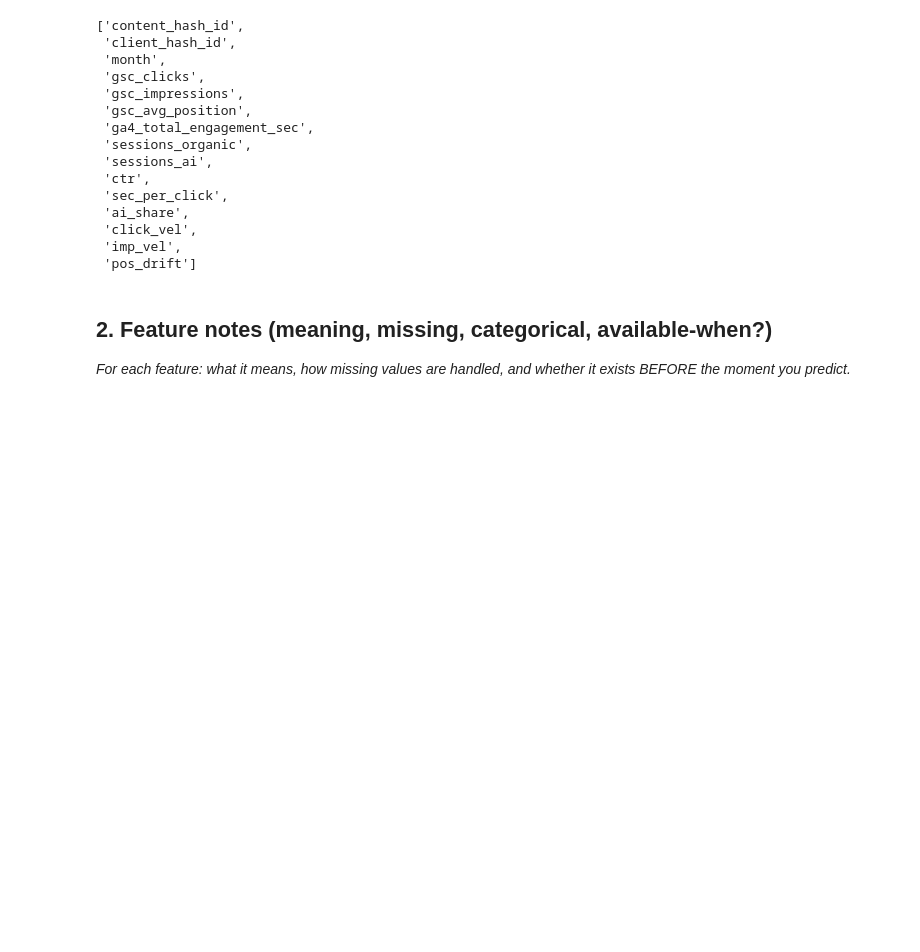
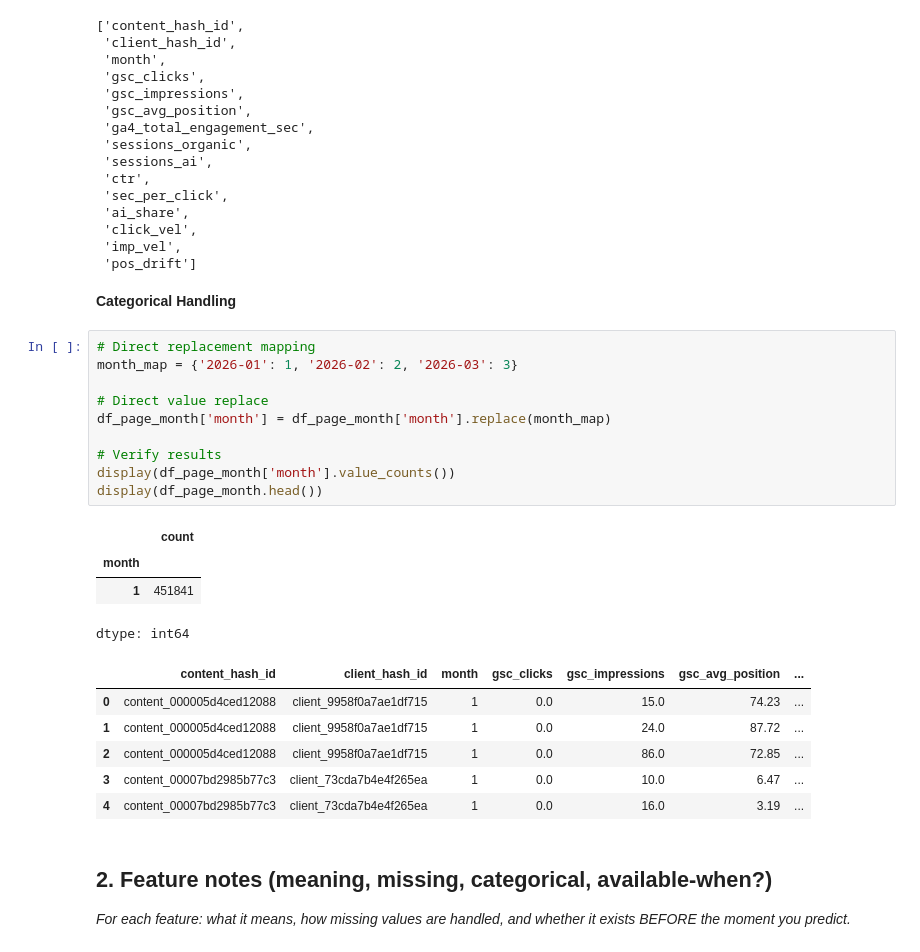
Before and after one commit to MuhammadOkasha004/flyrank-ml-internship-work, a Jupyter notebook: work/notebooks/w03_feature_leakage_check.ipynb, the cells around one changed output. Drawn from its saved outputs; the diff is of its cells as text; blank space fills up the shorter version.

```diff
--- a/work/notebooks/w03_feature_leakage_check.ipynb
+++ b/work/notebooks/w03_feature_leakage_check.ipynb
@@ -253,6 +255,29 @@ df_page_month.columns.to_list()
  'click_vel',
  'imp_vel',
  'pos_drift']
+# %% [markdown]
+**Categorical Handling**
+# %%
+# Direct replacement mapping
+month_map = {'2026-01': 1, '2026-02': 2, '2026-03': 3}
+
+# Direct value replace
+df_page_month['month'] = df_page_month['month'].replace(month_map)
+
+# Verify results
+display(df_page_month['month'].value_counts())
+display(df_page_month.head())
+# %% [output]
+|  | count |
+| month |  |
+| 1 | 451841 |
+dtype: int64
+|  | content_hash_id | client_hash_id | month | gsc_clicks | gsc_impressions | gsc_avg_position | ... |
+| 0 | content_000005d4ced12088 | client_9958f0a7ae1df715 | 1 | 0.0 | 15.0 | 74.23 | ... |
+| 1 | content_000005d4ced12088 | client_9958f0a7ae1df715 | 1 | 0.0 | 24.0 | 87.72 | ... |
+| 2 | content_000005d4ced12088 | client_9958f0a7ae1df715 | 1 | 0.0 | 86.0 | 72.85 | ... |
+| 3 | content_00007bd2985b77c3 | client_73cda7b4e4f265ea | 1 | 0.0 | 10.0 | 6.47 | ... |
+| 4 | content_00007bd2985b77c3 | client_73cda7b4e4f265ea | 1 | 0.0 | 16.0 | 3.19 | ... |
 # %% [markdown]
 ## 2. Feature notes (meaning, missing, categorical, available-when?)
 
```
Also changed, not shown: parts of 1 cell of this notebook.
